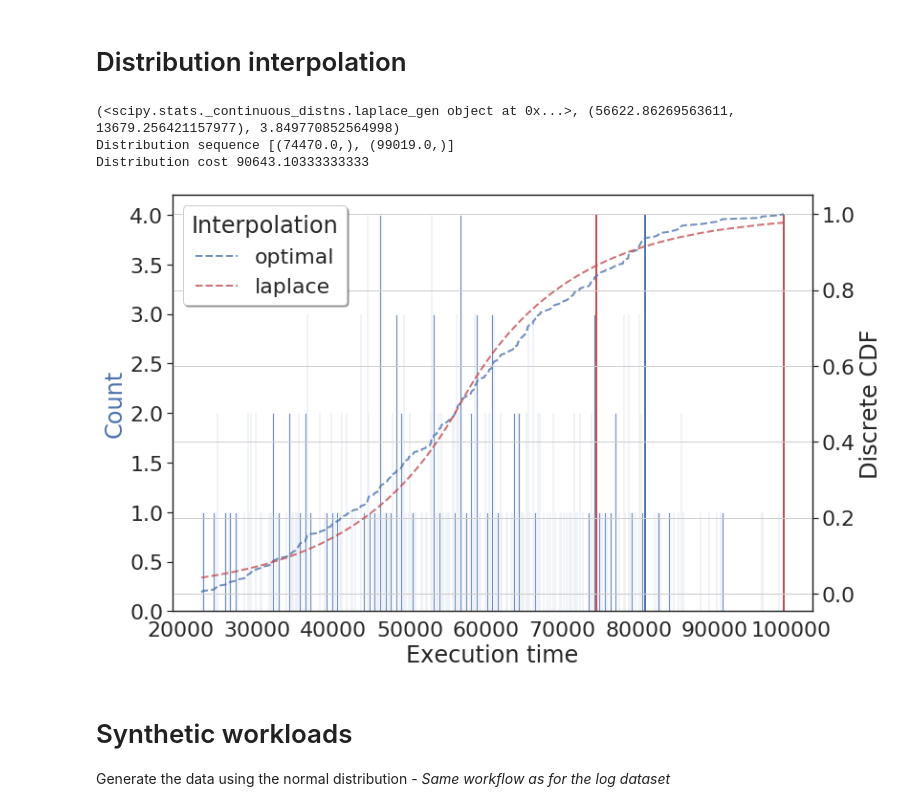
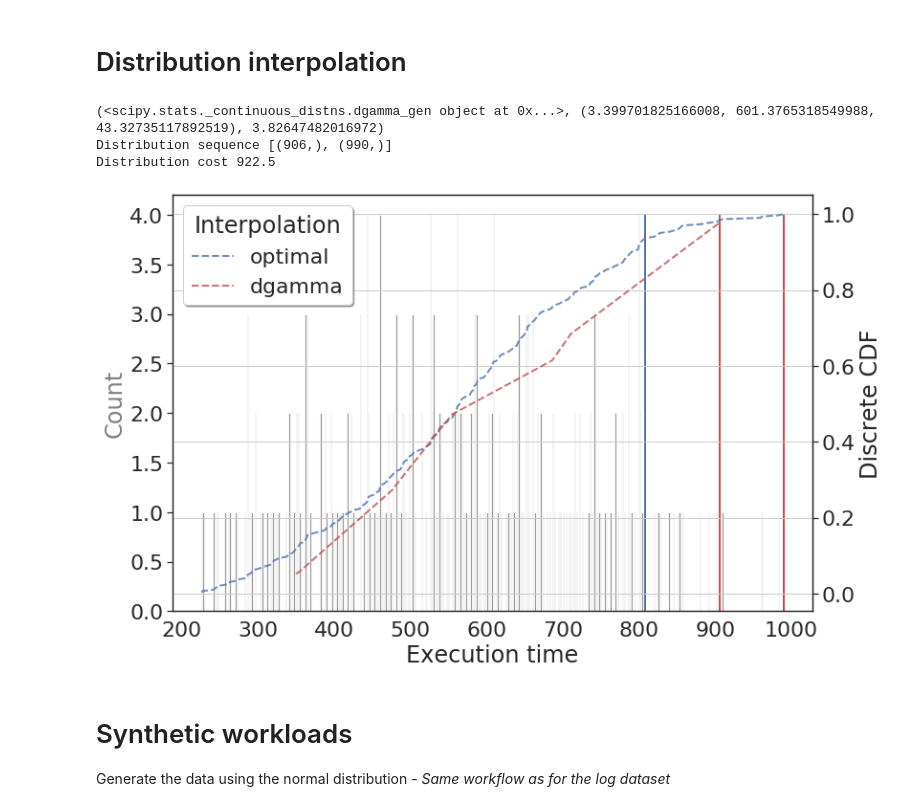
Before and after one commit to anagainaru/ReproducibilityInitiative, a Jupyter notebook: walltime_request/examples_cdf_sequence.ipynb, the cells around one changed output. Cells and saved outputs as stored; diff of their text form; code cells hidden in the pictures.

```diff
--- a/walltime_request/examples_cdf_sequence.ipynb
+++ b/walltime_request/examples_cdf_sequence.ipynb
@@ -42,15 +39,13 @@ Total entries in the historic data: 300
 
 Plot it and show best fit by connecting adiacent points with a line
 # %%
-# Optimal CDF by using the discrete full data
-
+# Optimal CDF by using the discrete full data both for computing the data and for computing the cost
 wf = WorkloadCDF.WorkloadCDF(data)
 optimal_data, optimal_cdf = wf.compute_discrete_cdf()
 
-handler = OptimalSequence.TODiscretSequence(max(data), optimal_data, optimal_cdf)
-optimal_sequence = handler.compute_request_sequence()
+optimal_sequence = wf.compute_request_sequence()
 print("Optimal sequence", optimal_sequence)
-cost_handler = WorkloadCDF.LogDataCost(optimal_sequence)
-optimal_cost = cost_handler.compute_cost(data)
+
+optimal_cost = wf.compute_sequence_cost(optimal_sequence, data)
 print("Optimal cost", optimal_cost)
 # %% [output]
@@ -102,7 +94,5 @@ print(best_fit)
 # %%
 all_data_discrete, all_data_cdf = wf.get_interpolation_cdf(data, best_fit)
-
-handler = OptimalSequence.TODiscretSequence(max(data), all_data_discrete, all_data_cdf)
-distr_sequence = handler.compute_request_sequence()
+distr_sequence = wf.compute_request_sequence()
 print("Distribution sequence", distr_sequence)
 # %% [output]
@@ -156,9 +145,7 @@ training_data = random.sample(list(data), training_size)
 wf = WorkloadCDF.WorkloadCDF(training_data)
 discret_data, cdf = wf.compute_discrete_cdf()
 
-handler = OptimalSequence.TODiscretSequence(max(data), discret_data, cdf)
-discrete_sequence = handler.compute_request_sequence()
+discrete_sequence = wf.compute_request_sequence(max_request=max(data))
 print("Discrete sequence", discrete_sequence)
-cost_handler = WorkloadCDF.LogDataCost(discrete_sequence)
-print("Discrete cost", cost_handler.compute_cost(data))
+print("Discrete cost", wf.compute_sequence_cost(discrete_sequence, data))
 # %% [output]
@@ -208,59 +193,55 @@ plt.show()
 # Distribution interpolation
 # %%
 # compute the interpolation of the CDF points
-wf.set_interpolation_model([WorkloadCDF.DistInterpolation(data)])
+wf.set_interpolation_model([WorkloadCDF.DistInterpolation(training_data)])
 best_fit = wf.compute_best_cdf_fit()
 if best_fit != -1:
      best_fit = wf.get_best_fit()
 print(best_fit)
-all_data_discrete, all_data_cdf = wf.get_interpolation_cdf(data, best_fit)
+all_data_discrete, all_data_cdf = wf.get_interpolation_cdf(training_data, best_fit)
 
-handler = OptimalSequence.TODiscretSequence(max(data), all_data_discrete, all_data_cdf)
-distr_sequence = handler.compute_request_sequence()
+distr_sequence = wf.compute_request_sequence(max_request=max(data))
 print("Distribution sequence", distr_sequence)
-cost_handler = WorkloadCDF.LogDataCost(distr_sequence)
-print("Distribution cost", cost_handler.compute_cost(data))
+print("Distribution cost", wf.compute_sequence_cost(distr_sequence, data))
 # %% [output]
-(<scipy.stats._continuous_distns.laplace_gen object at 0x...>, (56622.86269563611, 13679.256421157977), 3.849770852564998)
-Distribution sequence [(74470.0,), (99019.0,)]
-Distribution cost 90643.10333333333
+(<scipy.stats._continuous_distns.dgamma_gen object at 0x...>, (3.399701825166008, 601.3765318549988, 43.32735117892519), 3.82647482016972)
+Distribution sequence [(906,), (990,)]
+Distribution cost 922.5
 # %%
 fig, ax = plt.subplots(figsize=(12,8))
 sns.set(font_scale=2)
 sns.set_style("white")
 ax2 = ax.twinx()
 # plot data
 counts, bins = np.histogram(data, bins=500)
-ax.hist(bins[:-1], bins, weights=counts, alpha=0.8)
+ax.hist(bins[:-1], bins, weights=counts, alpha=0.8, color="grey")
 
 # plot optimal sequence
 ax.vlines(optimal_sequence[0], min(counts), max(counts), colors='b', lw=2,
           linestyles='solid', label='optimal')
 for i in range(1,len(optimal_sequence)):
     ax.vlines(optimal_sequence[i], min(counts), max(counts), colors='b', lw=2, linestyles='solid')
 
 # plot polynomial fit sequence
 ax.vlines(distr_sequence[0], min(counts), max(counts), colors='r', lw=2,
           linestyles='solid', label='optimal')
 for i in range(1,len(distr_sequence)):
     ax.vlines(distr_sequence[i], min(counts), max(counts), colors='r', lw=2, linestyles='solid')
 
 # plot optimal fit
 ax2.plot(optimal_data, optimal_cdf, 'b--', lw=2, alpha=0.8, label="optimal")
 
 # polynomial fit
 ax2.plot(all_data_discrete, all_data_cdf, 'r--', lw=2, alpha=0.8, label=best_fit[0].name)
 
 ax2.legend(shadow=True, title="Interpolation")
 plt.grid(True)
 ax.set_xlabel('Execution time')
 ax2.set_ylabel('Discrete CDF')
-ax.set_ylabel('Count', color="b")
-if plot:
-    plt.savefig("figures/training%d_distr_seq.png" %(training_size))
+ax.set_ylabel('Count', color="grey")
 plt.show()
 # %% [output]
-[figure, old version]
+[figure, new version]
 # %% [markdown]
 # Synthetic workloads
 
```
Also changed, not shown: parts of 22 cells of this notebook.
